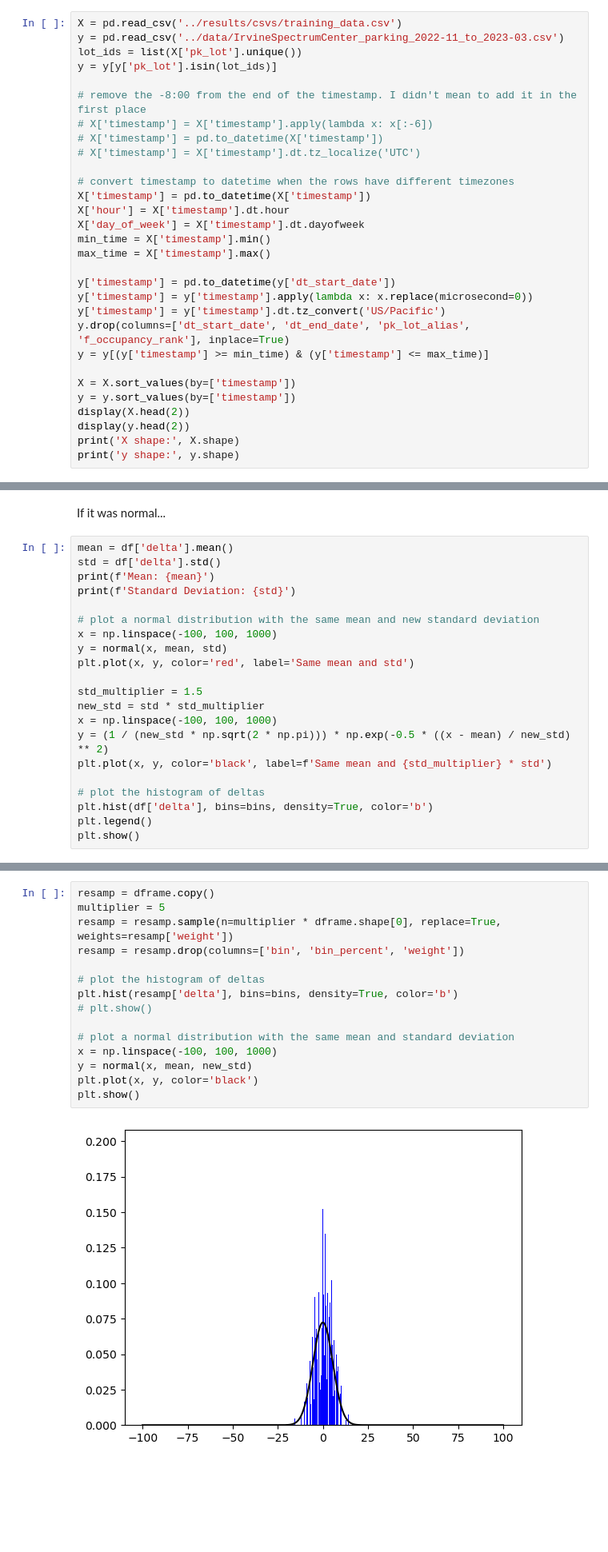
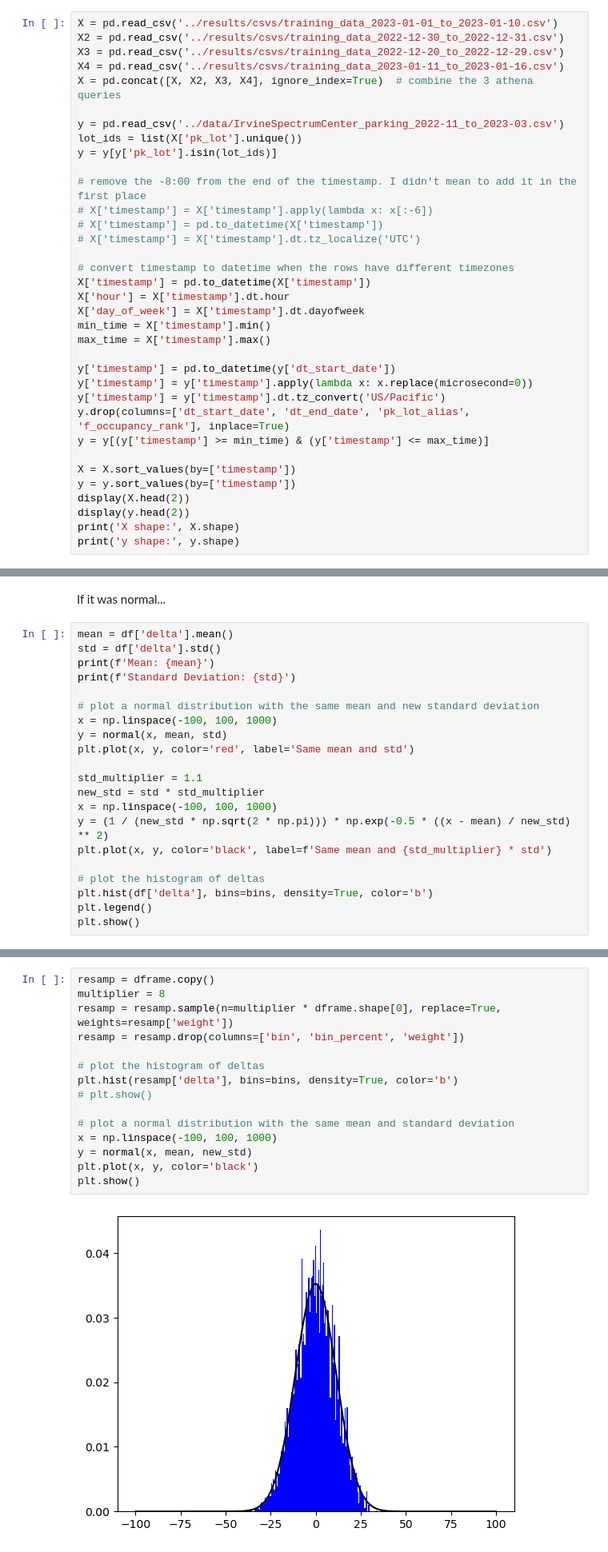
Before and after one commit to INRIX-Logan-Garwood/Parking-Location-vs-Occupancy, a Jupyter notebook: notebooks/train_model_v2.ipynb, the cells around one changed output, grey strips where cells are left out. Shown at 80% size. Cells and saved outputs as stored; diff of their text form; blank space fills up the shorter version.

```diff
--- a/notebooks/train_model_v2.ipynb
+++ b/notebooks/train_model_v2.ipynb
@@ -23,7 +24,12 @@ from utils import normal
 # %% [markdown]
 ## Load Data
 # %%
-X = pd.read_csv('../results/csvs/training_data.csv')
+X = pd.read_csv('../results/csvs/training_data_2023-01-01_to_2023-01-10.csv')
+X2 = pd.read_csv('../results/csvs/training_data_2022-12-30_to_2022-12-31.csv')
+X3 = pd.read_csv('../results/csvs/training_data_2022-12-20_to_2022-12-29.csv')
+X4 = pd.read_csv('../results/csvs/training_data_2023-01-11_to_2023-01-16.csv')
+X = pd.concat([X, X2, X3, X4], ignore_index=True)  # combine the 3 athena queries
+
 y = pd.read_csv('../data/IrvineSpectrumCenter_parking_2022-11_to_2023-03.csv')
 lot_ids = list(X['pk_lot'].unique())
 y = y[y['pk_lot'].isin(lot_ids)]
@@ -181,7 +200,7 @@ x = np.linspace(-100, 100, 1000)
 y = normal(x, mean, std)
 plt.plot(x, y, color='red', label='Same mean and std')
 
-std_multiplier = 1.5
+std_multiplier = 1.1
 new_std = std * std_multiplier
 x = np.linspace(-100, 100, 1000)
 y = (1 / (new_std * np.sqrt(2 * np.pi))) * np.exp(-0.5 * ((x - mean) / new_std) ** 2)
@@ -218,17 +237,17 @@ plt.show()
 # %%
 resamp = dframe.copy()
-multiplier = 5
+multiplier = 8
 resamp = resamp.sample(n=multiplier * dframe.shape[0], replace=True, weights=resamp['weight'])
 resamp = resamp.drop(columns=['bin', 'bin_percent', 'weight'])
 
 # plot the histogram of deltas
 plt.hist(resamp['delta'], bins=bins, density=True, color='b')
 # plt.show()
 
 # plot a normal distribution with the same mean and standard deviation
 x = np.linspace(-100, 100, 1000)
 y = normal(x, mean, new_std)
 plt.plot(x, y, color='black')
 plt.show()
 # %% [output]
-[figure, old version]
+[figure, new version]
```
Also changed, not shown: parts of 26 cells of this notebook, 1 other file.
